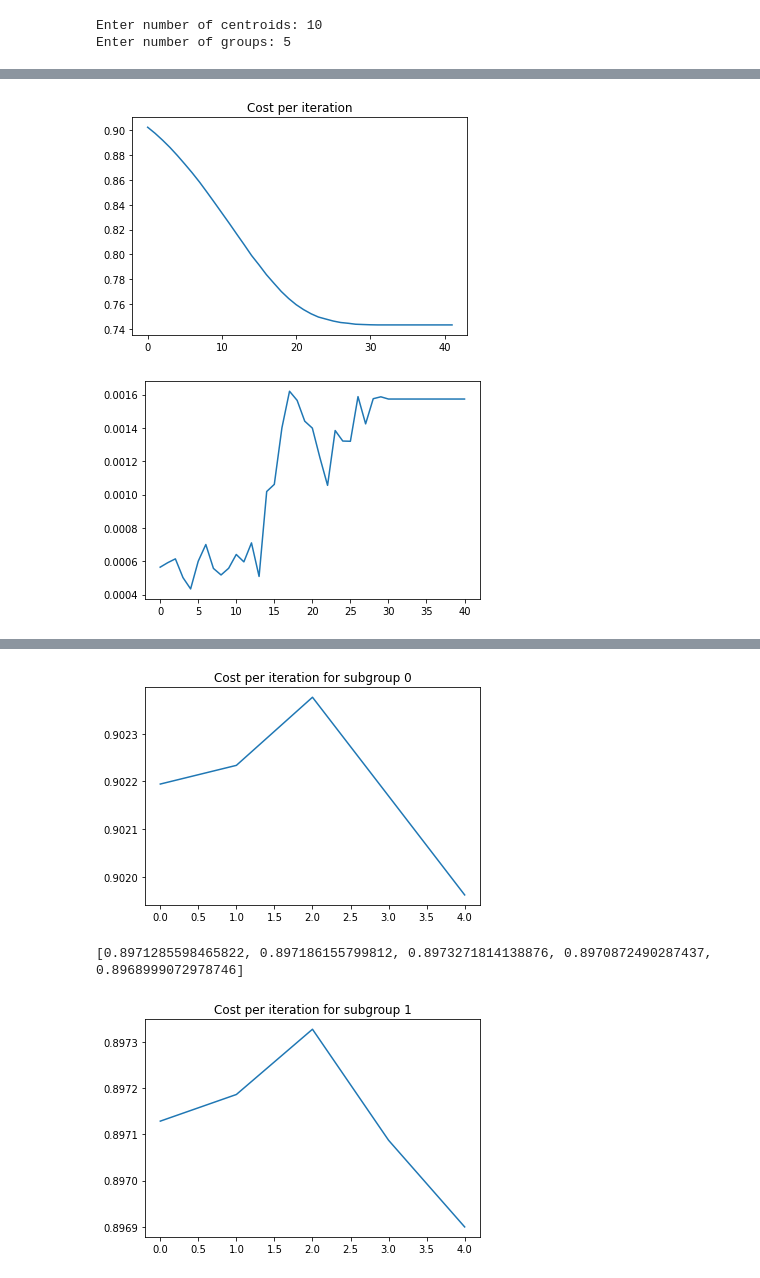
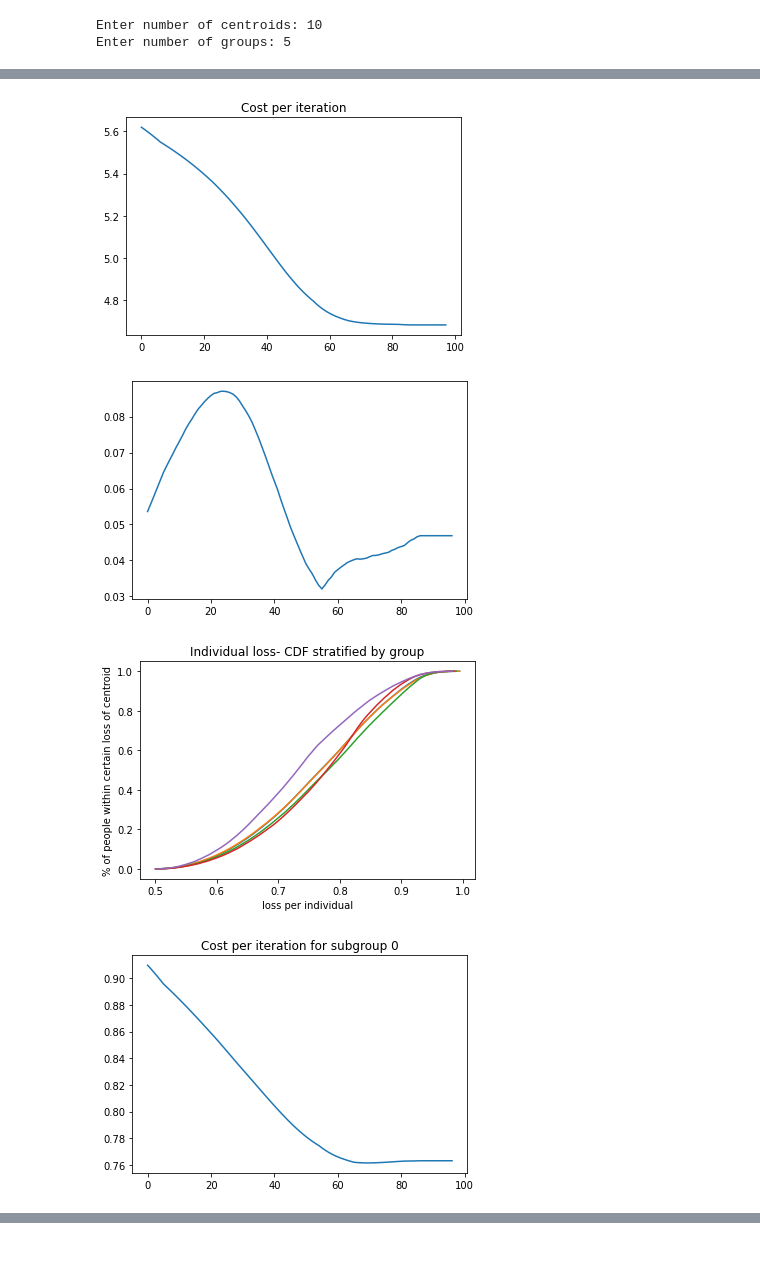
Before and after one commit to mbalestra/AllocateResourcesFairly, a Jupyter notebook: algorithm/synth_data.ipynb, the cells around one changed output, grey strips where cells are left out. Saved outputs shown, nothing was run; the diff lists cells and outputs as text; code cells hidden in the pictures; blank space fills up the shorter version.

```diff
--- a/algorithm/synth_data.ipynb
+++ b/algorithm/synth_data.ipynb
@@ -131,14 +104,12 @@ def softmax(x):
   return np.exp(x) / np.sum(np.exp(x), axis=0)
 # %%
 import random
-def mini_batch(df, b, count, temp_centroids, centroids, groups, cdf1,cdf2, subgr_losses):
+def mini_batch(df, b, count, temp_centroids, centroids, groups, cdf1,cdf2):
   #weighted mini-batch sampling
   samples = []
   group_loss = []
   for group in groups:
     group_loss.append(group['min_loss'].sum()/len(group))
-  for key in subgr_losses.keys():
-    subgr_losses[key].append(group_loss)
   weights = softmax(group_loss)
   #print('weights: ', weights)
   for i, group in enumerate(groups):
@@ -198,12 +169,12 @@ def update(centroids, df, subgroup_loss, loss, groups, cdf1, cdf2):
   while iter_num < max_iter:
     old_loss = loss
     #set up for mini batch gradient descent
-    temp_centroids = mini_batch(df, b, count, temp_centroids, centroids, groups, cdf1, cdf2, subgr_losses)
+    temp_centroids = mini_batch(df, b, count, temp_centroids, centroids, groups, cdf1, cdf2)
     #testing to see if new centroid locations improve summation of individual loss
     temp_df = assign_cluster(df, temp_centroids)
-    groups = compute_groups(temp_df)
-    cdf1, cdf2 = compute_cdf(groups)
-    temp_subgroup_loss = compare_loss(groups[cdf1], groups[cdf2], 40)
+    temp_groups = compute_groups(temp_df)
+    cdf1, cdf2 = compute_cdf(temp_groups)
+    temp_subgroup_loss = compare_loss(temp_groups[cdf1], temp_groups[cdf2], 40)
     temp_loss = sum_loss(temp_df, temp_centroids, temp_subgroup_loss)
     iter_num += 1
     if old_loss != temp_loss and j < conv:
@@ -212,19 +183,22 @@ def update(centroids, df, subgroup_loss, loss, groups, cdf1, cdf2):
         subgroup_loss = temp_subgroup_loss
         loss = temp_loss
         df = temp_df
-        groups = compute_groups(df)
+        groups = temp_groups
         #compute_cdf_graph(groups)
         for i in prev_centr.keys():
           prev_centr[i] = centroids[i]
         for i in centroids.keys():
           centroids[i] = temp_centroids[i]
-        print('c ', centroids)
         j = 0
       else:
         j += 1
       # loss = sum_loss(temp_df, centroids, subgroup_loss)
       tot_loss_lst.append(loss)
       tot_subgroup.append(subgroup_loss)
+      key = 0
+      for group in groups:
+        subgr_losses[key].append(group['min_loss'].sum()/len(group))
+        key +=1
     else:
       end = time.time()
       print('Time elapsed End of Update Step: ', end - start)
@@ -234,11 +208,11 @@ def update(centroids, df, subgroup_loss, loss, groups, cdf1, cdf2):
       plt.show()
       plt.plot(tot_subgroup)
       plt.show()
+      compute_cdf_graph(groups)
       count = 0
       for k,v in subgr_losses.items():
         plt.title("Cost per iteration for subgroup %i" % count)
-        plt.plot(v[count])
-        print(v[count])
+        plt.plot(v)
         plt.show()
         count+=1
       return centroids
@@ -248,14 +222,14 @@ def update(centroids, df, subgroup_loss, loss, groups, cdf1, cdf2):
   plt.show()
   plt.plot(tot_subgroup)
   plt.show()
+  compute_cdf_graph(groups)
+  count = 0
   for k,v in subgr_losses.items():
     plt.title("Cost per iteration for subgroup %i" % count)
-    print(v[count])
-    plt.plot(v[count])
+    plt.plot(v)
     plt.show()
     count+=1
   print('Reached max iterations')
-  print('prev centroids: ', prev_centr)
   return centroids
 # %%
 def compute_cdf(groups):
@@ -316,24 +292,25 @@ from operator import itemgetter
 # Generate Imbalanced Synthetic Data
 center_box = (0,20)
 # X,y = make_classification(n_samples=800000, n_classes=int(groupNum),shift=15 ,n_informative=4, n_redundant=0,n_repeated=0, n_clusters_per_class=2,class_sep=.8,flip_y=0,weights=[0.65,.15, .12, .08], random_state=55)
-X, y = make_blobs(n_samples=800000, centers=int(centroids), cluster_std=.6,random_state=0)
+X, y = make_blobs(n_samples=800000, centers=int(groupNum), cluster_std=1,random_state=0)
 # X, y = make_blobs(n_samples=1000000, centers=int(groups), n_features=2,center_box=center_box,random_state=0)
 # create dataframe to hold x and y coordinates
 df = pd.DataFrame({
     'x_coord': X[:,0],
     'y_coord': X[:,1]})
-df['group'] = np.random.randint(0,5, df.shape[0])
+#df['group'] = np.random.randint(0,5, df.shape[0])
+df['group'] = y
 
 numList = [i for i in range(int(groupNum))]
-j = 0
+'''j = 0
 for i in range(len(weights)):
   df.loc[df.sample(frac=weights[i], replace=False).index, 'group'] = numList[j]
-  j+=1
+  j+=1'''
 
 
 
 #arbitrarily picked random k (number of centroids)
-k = int(centroids)
+k = int(numCentroids)
 centroids = {}
 #randomly initialized centroid x and y coordinates (in real data we will actually have these coordinates)
 centroids[0] = ((random.choice(X[:,0])), (random.choice(X[:,1])))
@@ -393,5 +370,3 @@ Time elapsed Assignment Step:  2.5998075008392334
-# %%
-centroids=10
 # %%
 prev = []
 
@@ -419,5 +381,6 @@ cdf1, cdf2 = compute_cdf(groups)
 #subgroup loss between max and min loss
 subgroup_loss = compare_loss(groups[cdf1], groups[cdf2], 40)
 loss = sum_loss(df, centroids, subgroup_loss)
-update(centroids,df, subgroup_loss, loss, groups, cdf1, cdf2)
+centroids = update(centroids,df, subgroup_loss, loss, groups, cdf1, cdf2)
+centroids
 # %% [output]
@@ -443,2 +406,4 @@ Time elapsed End of Update Step:  152.96863222122192
-[figure, old version]
+[figure, new version]
-[figure, old version]
+[figure, new version]
+[figure, new version]
+[figure, new version]
@@ -446,3 +423,0 @@ Time elapsed End of Update Step:  152.96863222122192
-[figure, old version]
-[0.8971285598465822, 0.897186155799812, 0.8973271814138876, 0.8970872490287437, 0.8968999072978746]
-[figure, old version]
```
Also changed, not shown: parts of 16 cells of this notebook.
